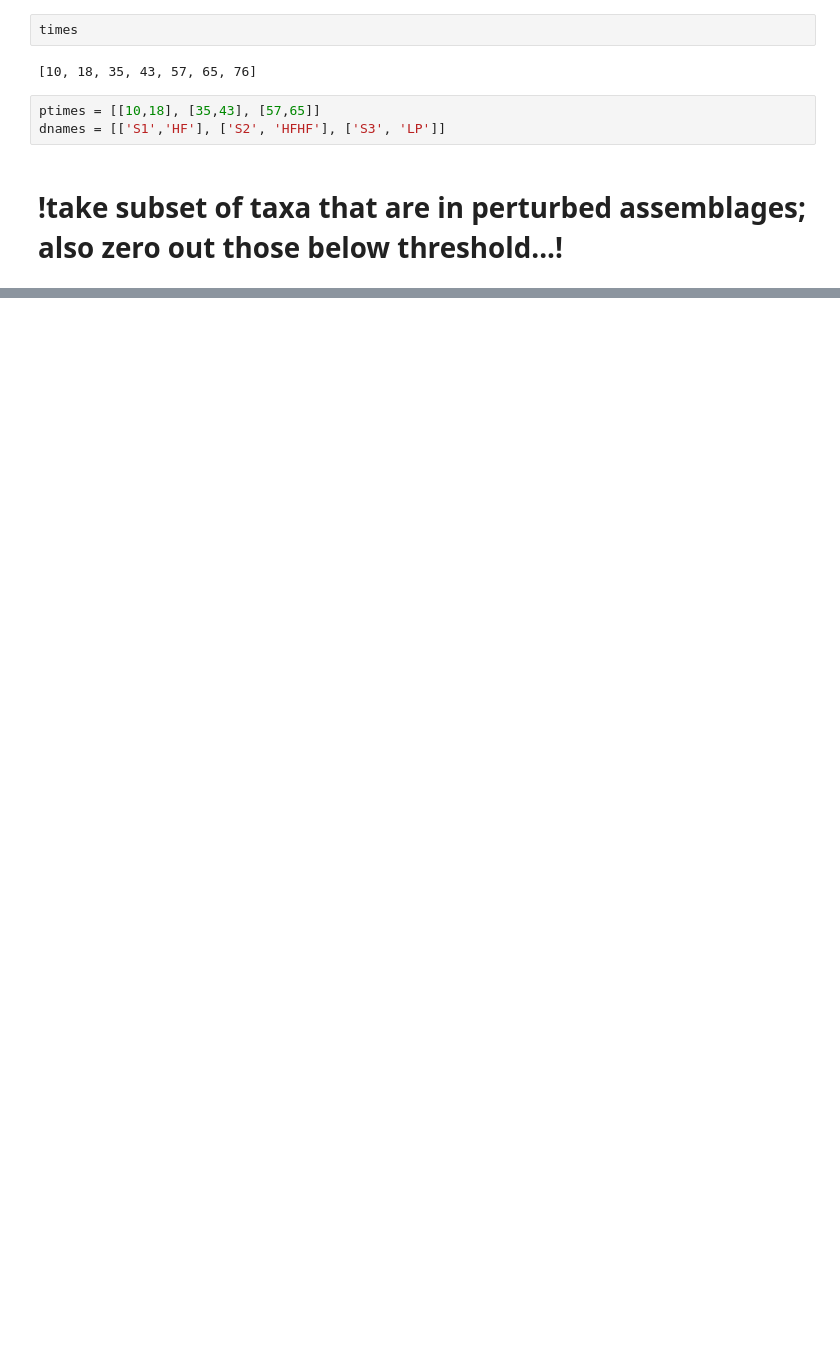
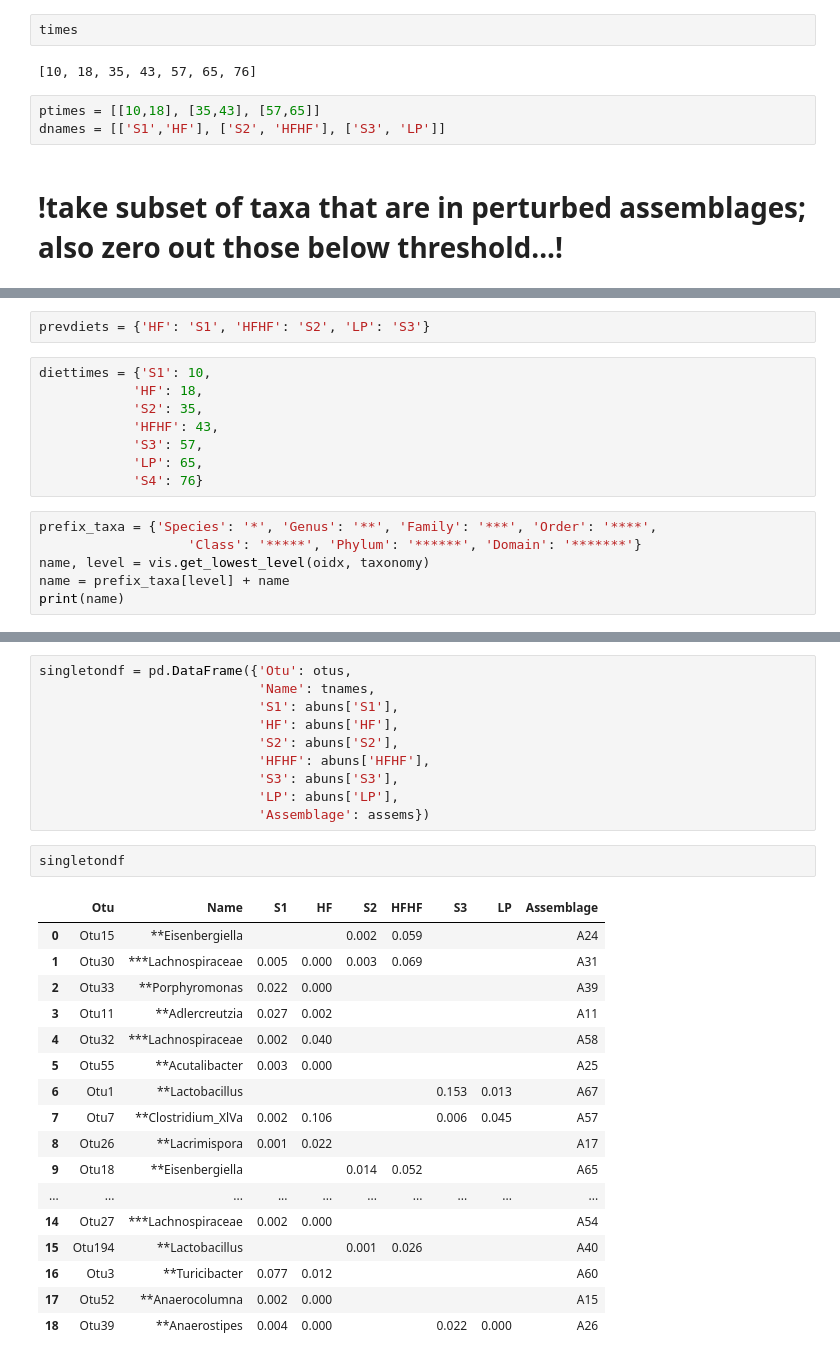
Before and after one commit to gerberlab/MCSPACE, a Jupyter notebook: mcspace/paper/figures/render_perturbed_assemblages.ipynb, the cells around one changed output, grey strips where cells are left out. Saved outputs shown, nothing was run; the diff lists cells and outputs as text; blank space fills up the shorter version.

```diff
--- a/mcspace/paper/figures/render_perturbed_assemblages.ipynb
+++ b/mcspace/paper/figures/render_perturbed_assemblages.ipynb
@@ -278,0 +428,16 @@ hratios
+# %%
+prevdiets = {'HF': 'S1', 'HFHF': 'S2', 'LP': 'S3'}
+# %%
+diettimes = {'S1': 10,
+            'HF': 18,
+            'S2': 35,
+            'HFHF': 43,
+            'S3': 57,
+            'LP': 65,
+            'S4': 76}
+# %%
+prefix_taxa = {'Species': '*', 'Genus': '**', 'Family': '***', 'Order': '****',
+                   'Class': '*****', 'Phylum': '******', 'Domain': '*******'}
+name, level = vis.get_lowest_level(oidx, taxonomy)
+name = prefix_taxa[level] + name
+print(name)
@@ -278,0 +483,30 @@ hratios
+# %%
+singletondf = pd.DataFrame({'Otu': otus,
+                            'Name': tnames,
+                            'S1': abuns['S1'],
+                            'HF': abuns['HF'],
+                            'S2': abuns['S2'],
+                            'HFHF': abuns['HFHF'],
+                            'S3': abuns['S3'],
+                            'LP': abuns['LP'],
+                            'Assemblage': assems})
+# %%
+singletondf
+# %% [output]
+|  | Otu | Name | S1 | HF | S2 | HFHF | S3 | LP | Assemblage |
+| 0 | Otu15 | **Eisenbergiella |  |  | 0.002 | 0.059 |  |  | A24 |
+| 1 | Otu30 | ***Lachnospiraceae | 0.005 | 0.000 | 0.003 | 0.069 |  |  | A31 |
+| 2 | Otu33 | **Porphyromonas | 0.022 | 0.000 |  |  |  |  | A39 |
+| 3 | Otu11 | **Adlercreutzia | 0.027 | 0.002 |  |  |  |  | A11 |
+| 4 | Otu32 | ***Lachnospiraceae | 0.002 | 0.040 |  |  |  |  | A58 |
+| 5 | Otu55 | **Acutalibacter | 0.003 | 0.000 |  |  |  |  | A25 |
+| 6 | Otu1 | **Lactobacillus |  |  |  |  | 0.153 | 0.013 | A67 |
+| 7 | Otu7 | **Clostridium_XlVa | 0.002 | 0.106 |  |  | 0.006 | 0.045 | A57 |
+| 8 | Otu26 | **Lacrimispora | 0.001 | 0.022 |  |  |  |  | A17 |
+| 9 | Otu18 | **Eisenbergiella |  |  | 0.014 | 0.052 |  |  | A65 |
+| ... | ... | ... | ... | ... | ... | ... | ... | ... | ... |
+| 14 | Otu27 | ***Lachnospiraceae | 0.002 | 0.000 |  |  |  |  | A54 |
+| 15 | Otu194 | **Lactobacillus |  |  | 0.001 | 0.026 |  |  | A40 |
+| 16 | Otu3 | **Turicibacter | 0.077 | 0.012 |  |  |  |  | A60 |
+| 17 | Otu52 | **Anaerocolumna | 0.002 | 0.000 |  |  |  |  | A15 |
+| 18 | Otu39 | **Anaerostipes | 0.004 | 0.000 |  |  | 0.022 | 0.000 | A26 |
```
Also changed, not shown: parts of 38 cells of this notebook, 13 other files.
